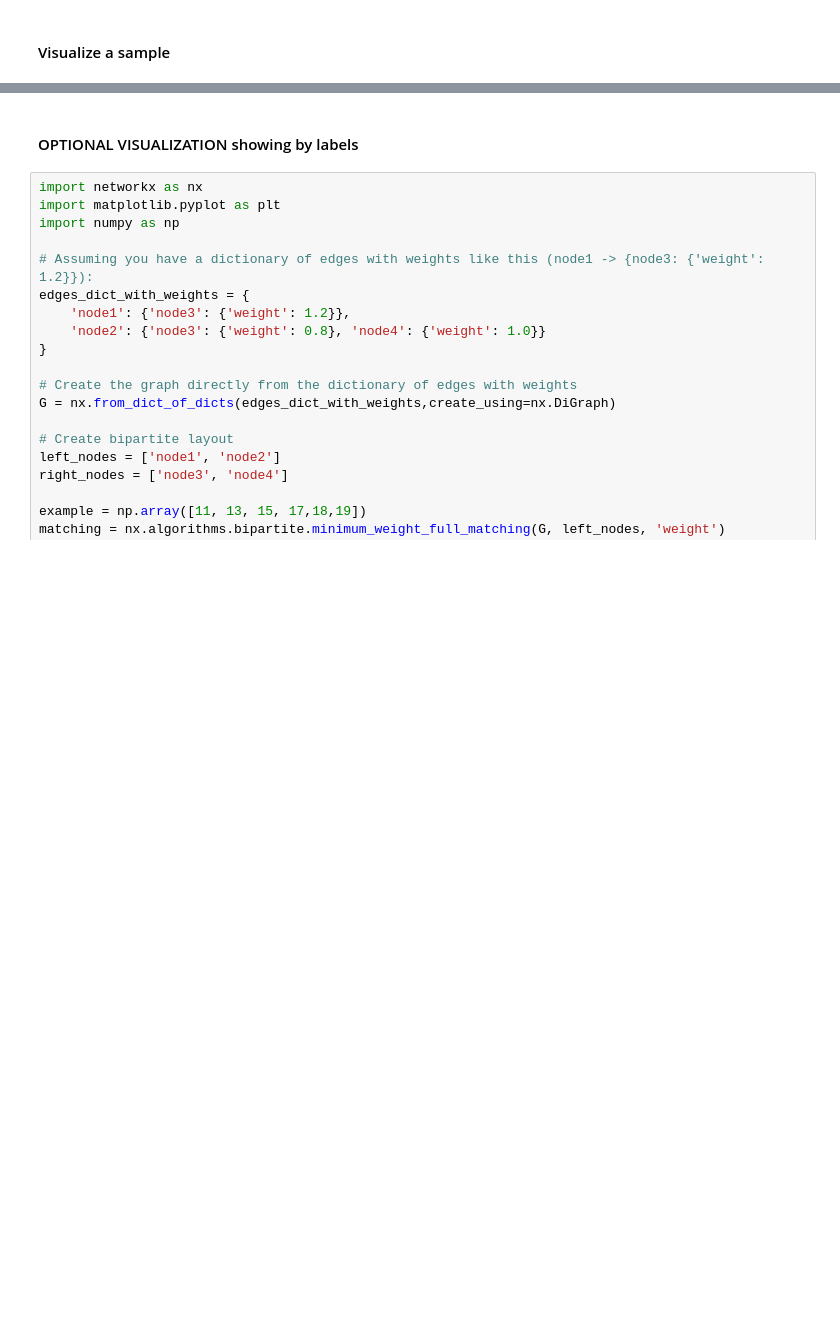
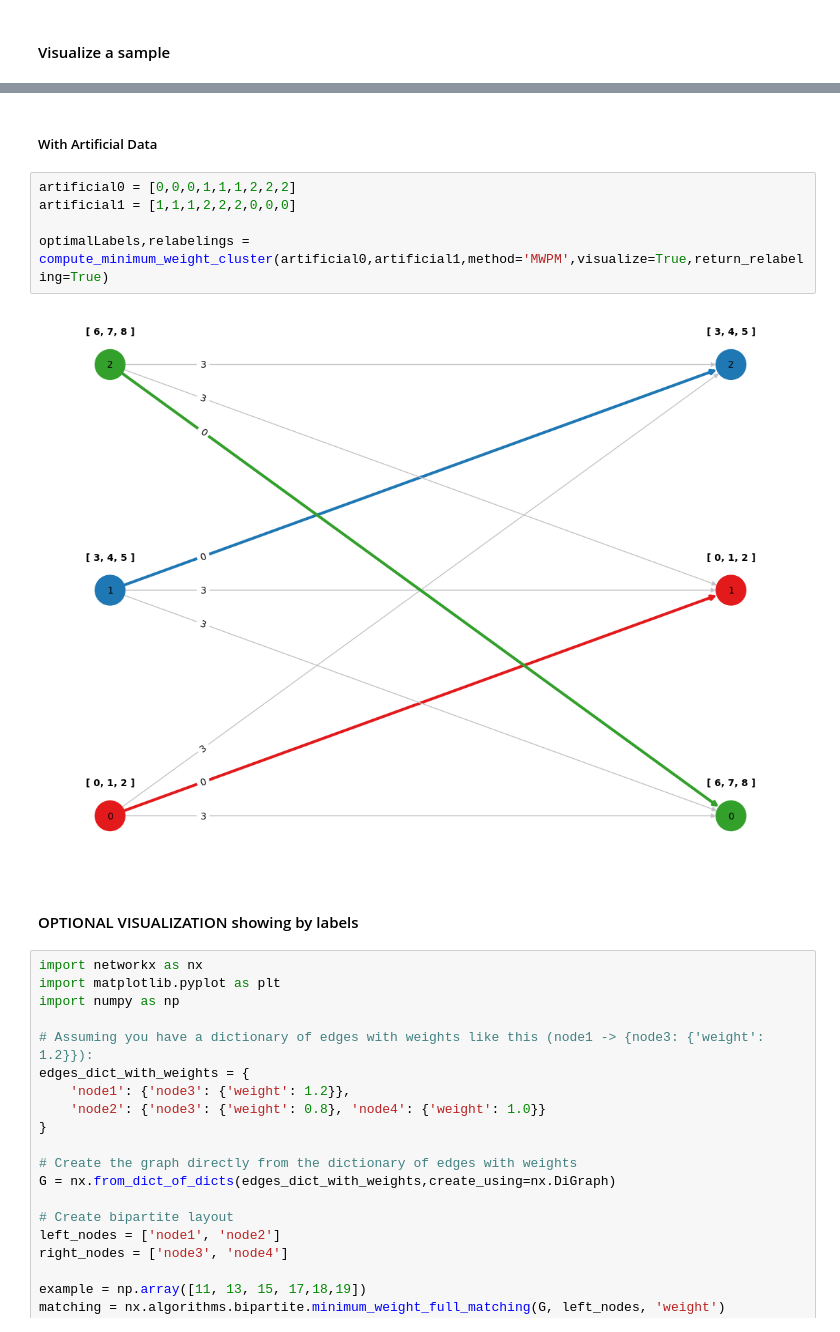
Before and after one commit to gaggioaxel/OoM-Thesis, a Jupyter notebook: code/src/OoM.ipynb, the cells around one changed output, grey strips where cells are left out. Cells and saved outputs as stored; diff of their text form; blank space fills up the shorter version.

```diff
--- a/code/src/OoM.ipynb
+++ b/code/src/OoM.ipynb
@@ -1187,6 +1183,15 @@ labels at t=11:          [1 0 1 0 1 0 1 0 0 3 3 2 3 2 3 2 3 3 2 3]
 labels at t=12:          [1 2 1 2 1 2 1 2 2 3 3 0 3 0 3 0 3 3 0 3]
 relabeled at t=12:       [1 0 1 0 1 0 1 0 0 3 3 2 3 2 3 2 3 3 2 3]
 optimal swap:            0 -> 2  1 -> 1  2 -> 0  3 -> 3
+# %% [markdown]
+##### With Artificial Data
+# %%
+artificial0 = [0,0,0,1,1,1,2,2,2]
+artificial1 = [1,1,1,2,2,2,0,0,0]
+
+optimalLabels,relabelings = compute_minimum_weight_cluster(artificial0,artificial1,method='MWPM',visualize=True,return_relabeling=True)
+# %% [output]
+[figure, added]
 # %% [markdown]
 #### OPTIONAL VISUALIZATION showing by labels
 # %%
```
Also changed, not shown: parts of 8 cells of this notebook, 2 other files.
